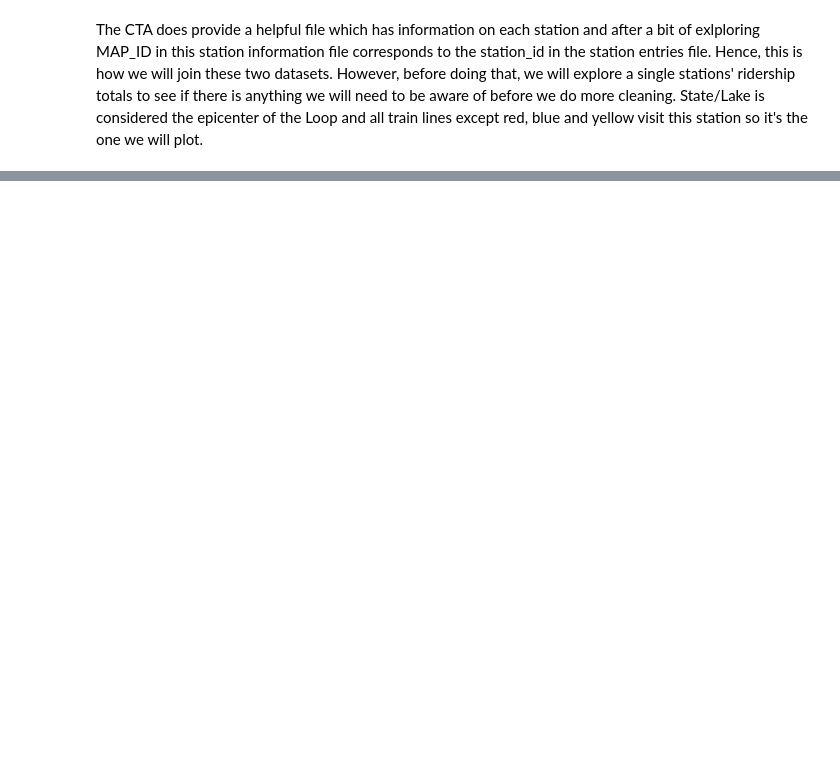
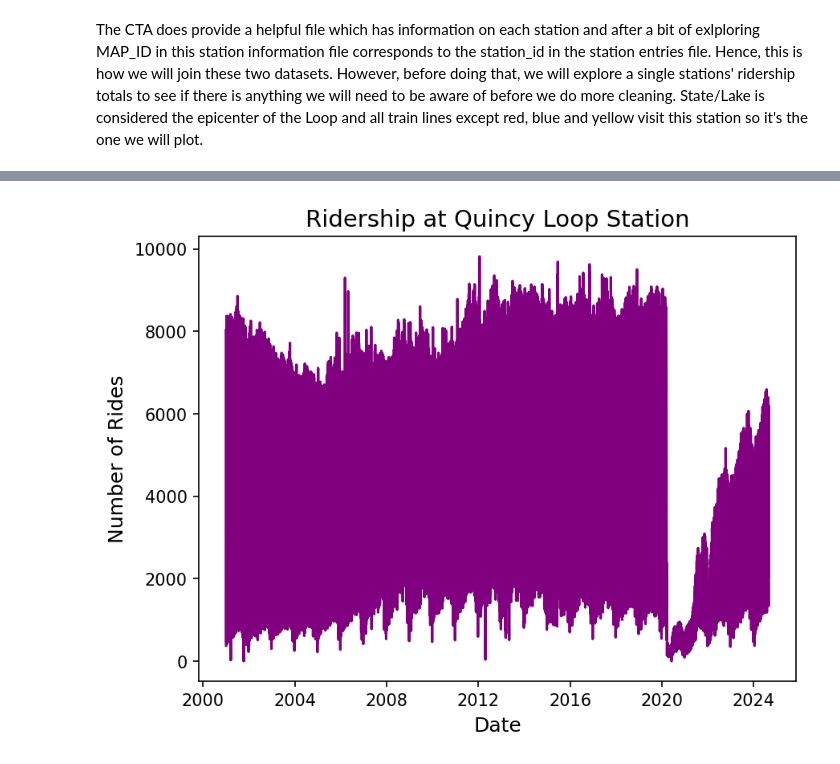
Before and after one commit to tim-radtke/CSC5610_CTA, a Jupyter notebook: CTA_Final_Project_Data_Clean.ipynb, the cells around one changed output, grey strips where cells are left out. Saved outputs shown, nothing was run; the diff lists cells and outputs as text; code cells hidden in the pictures; blank space fills up the shorter version.

```diff
--- a/CTA_Final_Project_Data_Clean.ipynb
+++ b/CTA_Final_Project_Data_Clean.ipynb
@@ -148,0 +328,11 @@ The CTA does provide a helpful file which has information on each station and af
+# %%
+fig, ax = plt.subplots()
+sns.lineplot(data=station_entries_dfs[40040], x="date", y="rides", color="purple", ax=ax)
+plt.xlabel("Date", fontsize=12)
+plt.ylabel("Number of Rides", fontsize=12)
+plt.title("Ridership at Quincy Loop Station", fontsize=14)
+if save_figure_option:
+    plt.savefig('figures/quincy_station.png', bbox_inches='tight')
+plt.show()
+# %% [output]
+[figure, added]
```
Also changed, not shown: parts of 19 cells of this notebook, 2 other files.
